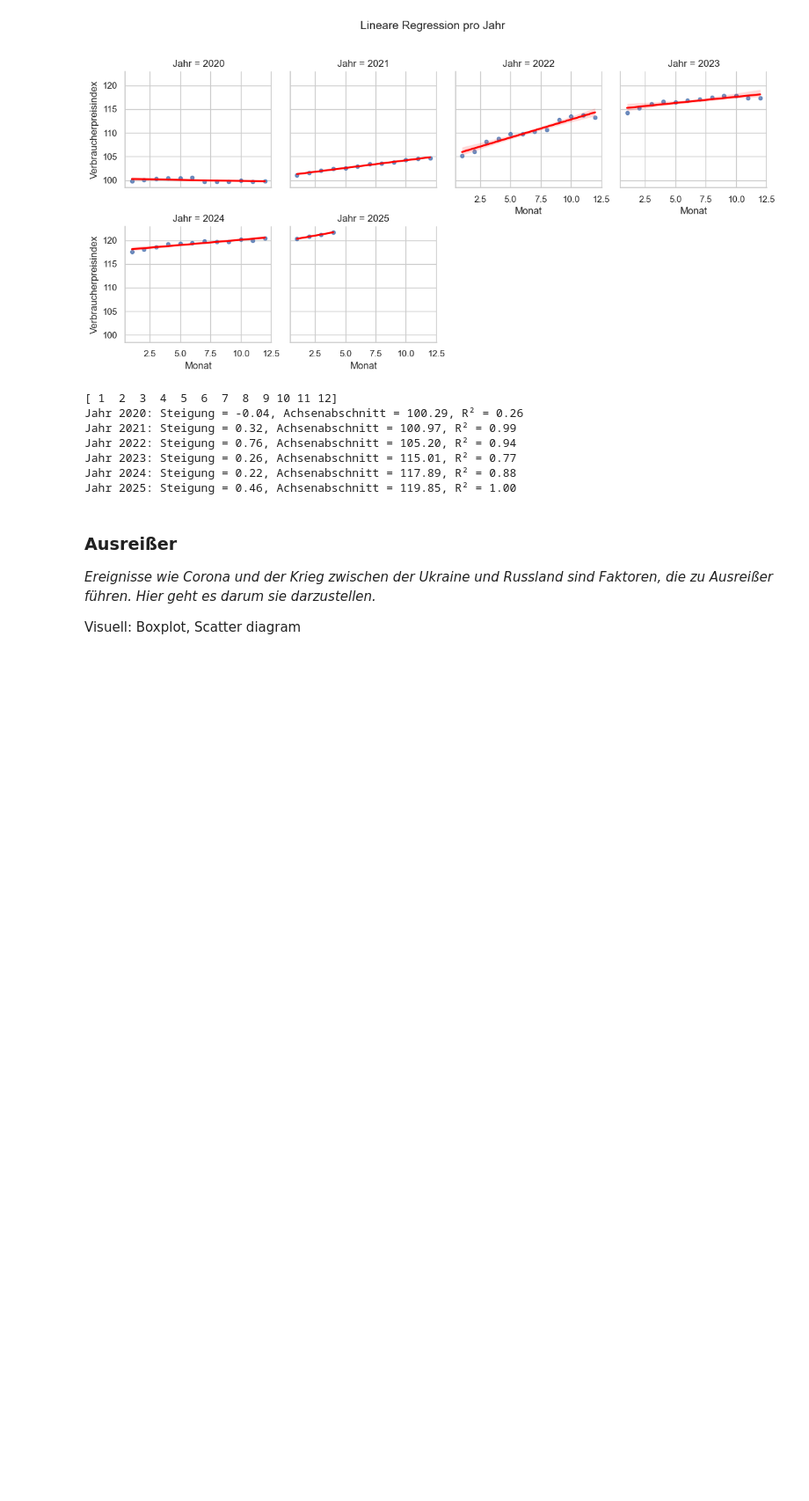
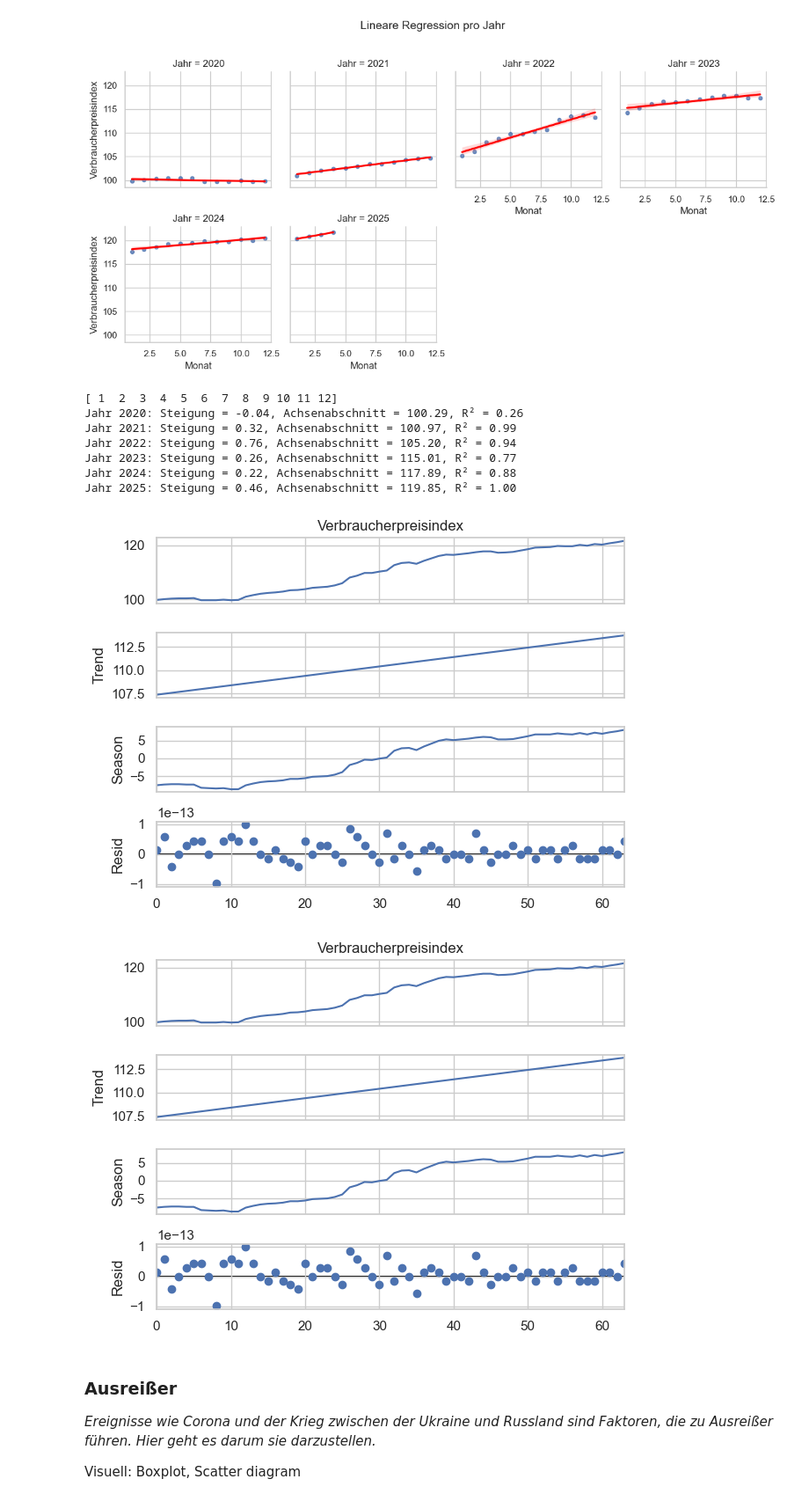
Before and after one commit to zaiElmo/DataAnalysis_TimeSeries, a Jupyter notebook: Datenanalye_Zeitreihen.ipynb, the cells around one changed output. Shown at 88% size. Saved outputs shown, nothing was run; the diff lists cells and outputs as text; code cells hidden in the pictures; blank space fills up the shorter version.

Commit message:
added STL Graph

```diff
--- a/Datenanalye_Zeitreihen.ipynb
+++ b/Datenanalye_Zeitreihen.ipynb
@@ -238,6 +242,15 @@ Jahr 2022: Steigung = 0.76, Achsenabschnitt = 105.20, R² = 0.94
 Jahr 2023: Steigung = 0.26, Achsenabschnitt = 115.01, R² = 0.77
 Jahr 2024: Steigung = 0.22, Achsenabschnitt = 117.89, R² = 0.88
 Jahr 2025: Steigung = 0.46, Achsenabschnitt = 119.85, R² = 1.00
+# %%
+from statsmodels.tsa.seasonal import STL
+
+stl = STL(df["Verbraucherpreisindex"], period=60)
+res = stl.fit()
+res.plot()
+# %% [output]
+[figure, added]
+[figure, added]
 # %% [markdown]
 ### Ausreißer
 *Ereignisse wie Corona und der Krieg zwischen der Ukraine und Russland sind Faktoren, die zu Ausreißer führen. Hier geht es darum sie darzustellen.*
```
Also changed, not shown: parts of 8 cells of this notebook.
